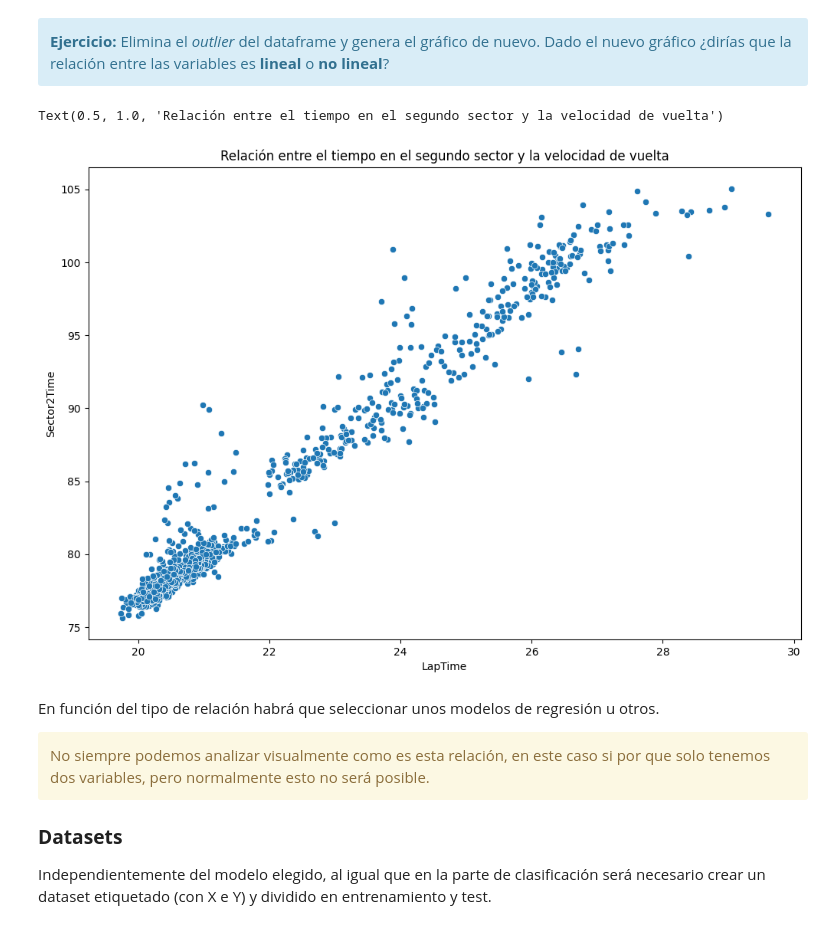
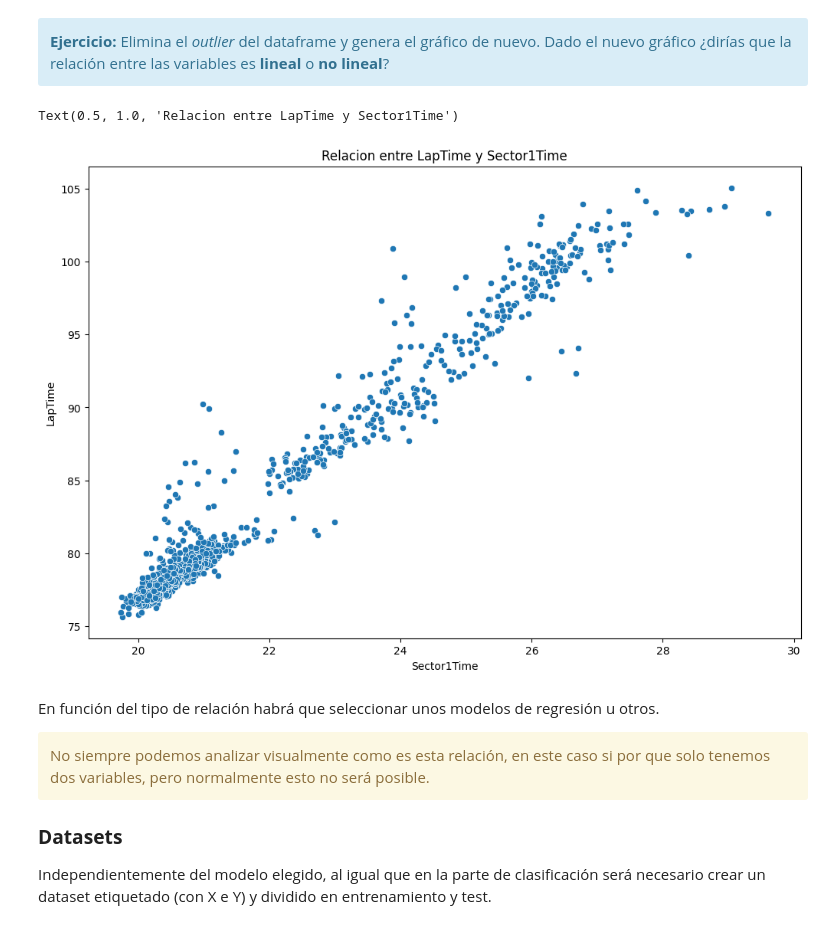
Before and after one commit to medinafdzz/Sistemas-Inteligentes, a Jupyter notebook: prácticas/ES/P3/P3.2-Regresión.ipynb, the cells around one changed output. Cells and saved outputs as stored; diff of their text form; code cells hidden in the pictures.

```diff
--- a/prácticas/ES/P3/P3.2-Regresión.ipynb
+++ b/prácticas/ES/P3/P3.2-Regresión.ipynb
@@ -41,13 +42,10 @@ data = pd.read_pickle("https://raw.githubusercontent.com/AIC-Uniovi/Sistemas-Int
 import matplotlib.pyplot as plt
 import seaborn as sns
 
-data["Sector1Time"]=data["Sector1Time"].dt.total_seconds()
-data["LapTime"]= data["LapTime"].dt.total_seconds()
 # Tu código aquí
-fig_size=(12,6)
-plt.figure(figsize=fig_size); # Tamaño del plot
-the_plot = sns.scatterplot(data=data, x=data["Sector1Time"], y=data["LapTime"])
-the_plot.set_ylabel("Sector2Time")
-the_plot.set_xlabel("LapTime")
-the_plot.set_title("Relación entre el tiempo en el segundo sector y la velocidad de vuelta")
+plt.figure(figsize=(12,8))
+plot = sns.scatterplot(data = data, x=data["Sector1Time"].dt.total_seconds(), y=data["LapTime"].dt.total_seconds())
+plot.set_xlabel("Sector1Time")
+plot.set_ylabel("LapTime")
+plot.set_title("Relacion entre LapTime y Sector1Time")
 # %% [output]
@@ -59,16 +57,17 @@ Text(0.5, 1.0, 'Relación entre el tiempo en el segundo sector y la velocidad de
 </div>
 # %%
 # Tu código aquí
-data=data.loc[data["Sector1Time"]<32]
-fig_size= (12,8)
-plt.figure(figsize=fig_size); # Tamaño del plot
-the_plot = sns.scatterplot(data=data, x=data["Sector1Time"], y=data["LapTime"])
-the_plot.set_ylabel("Sector2Time")
-the_plot.set_xlabel("LapTime")
-the_plot.set_title("Relación entre el tiempo en el segundo sector y la velocidad de vuelta")
+data=data.loc[data["Sector1Time"].dt.total_seconds()<35]
+plt.figure(figsize=(12,8))
+plot = sns.scatterplot(data = data, x=data["Sector1Time"].dt.total_seconds(), y=data["LapTime"].dt.total_seconds())
+plot.set_xlabel("Sector1Time")
+plot.set_ylabel("LapTime")
+plot.set_title("Relacion entre LapTime y Sector1Time")
+
+#es lineal (se puede observar en la grafica), por lo que con una regresion lineal es posible que obtengamos una buena solucion
 # %% [output]
-Text(0.5, 1.0, 'Relación entre el tiempo en el segundo sector y la velocidad de vuelta')
+Text(0.5, 1.0, 'Relacion entre LapTime y Sector1Time')
-[figure, old version]
+[figure, new version]
 # %% [markdown]
 En función del tipo de relación habrá que seleccionar unos modelos de regresión u otros.
 
```
Also changed, not shown: parts of 17 cells of this notebook.
